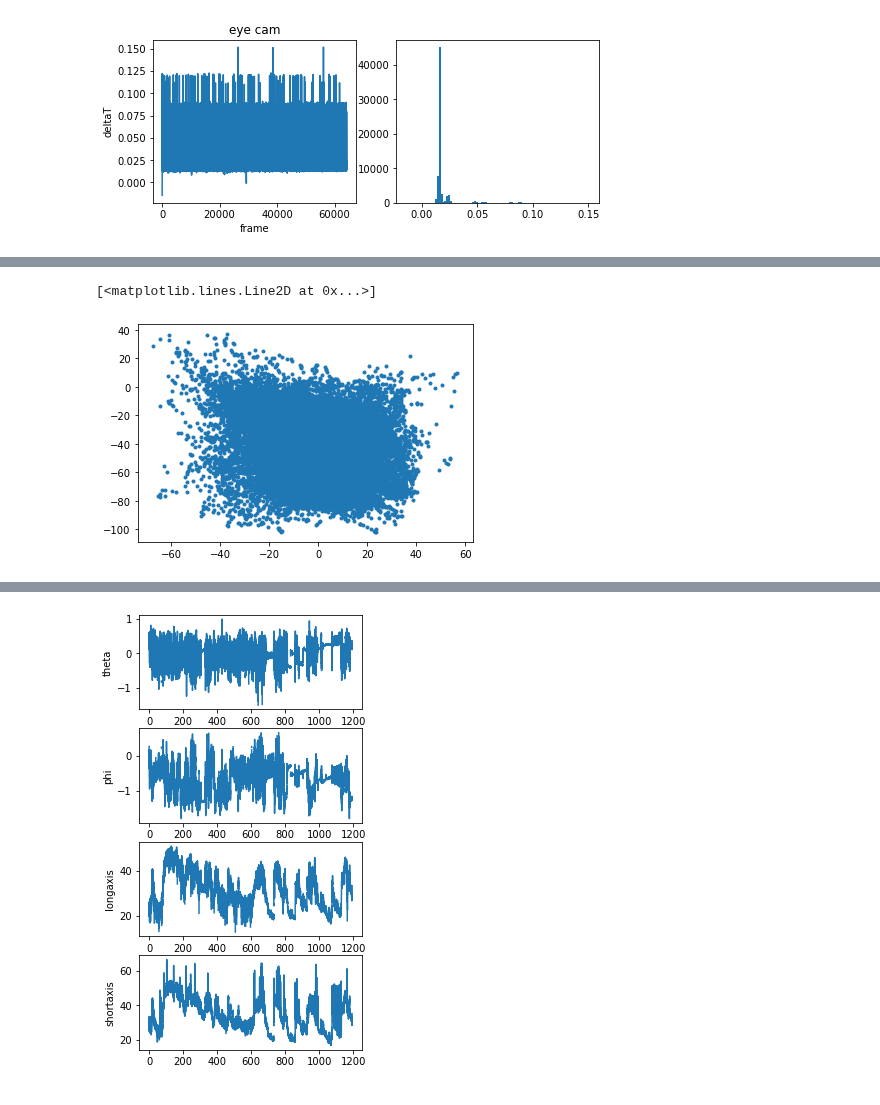
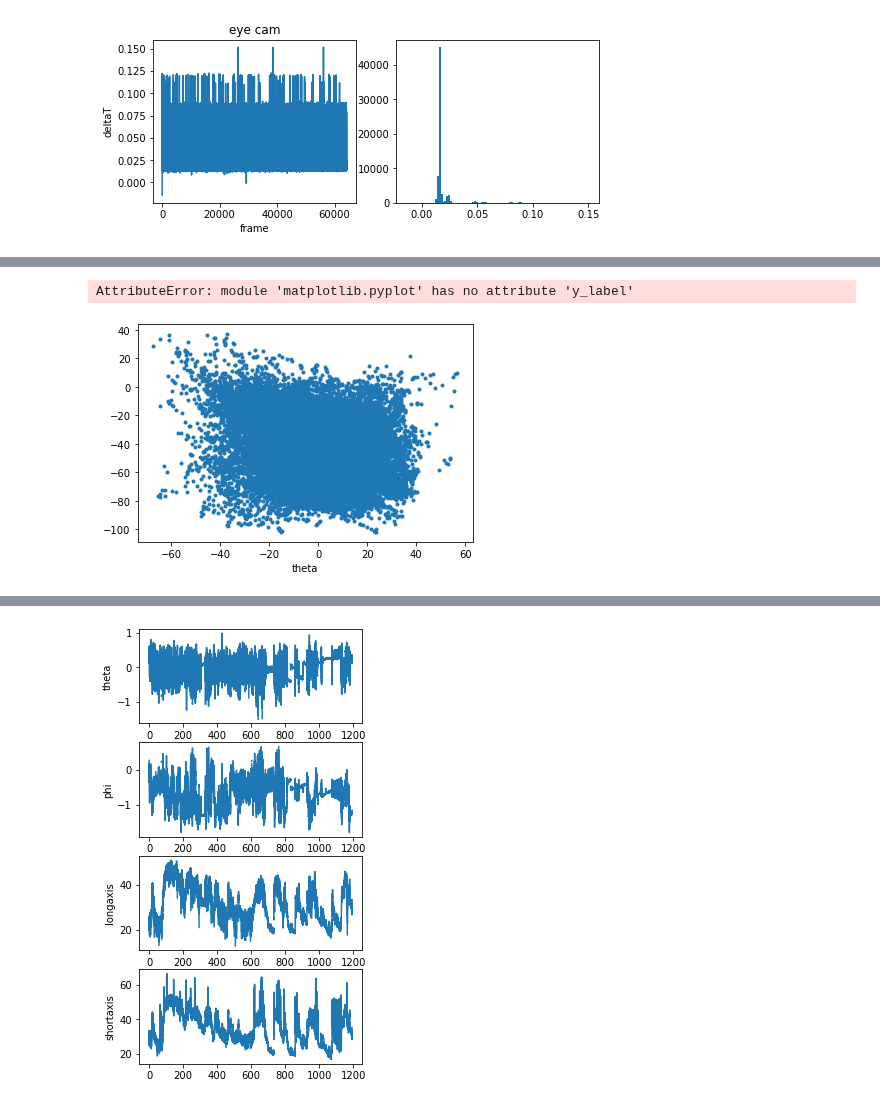
Before and after one commit to nielllab/FreelyMovingEphys, a Jupyter notebook: testing/cmn_practice.ipynb, the cells around one changed output, grey strips where cells are left out. Drawn from its saved outputs; the diff is of its cells as text; code cells hidden in the pictures.

```diff
--- a/testing/cmn_practice.ipynb
+++ b/testing/cmn_practice.ipynb
@@ -44,3 +50,6 @@ import wavio
 mpl.rcParams['animation.ffmpeg_path'] = r'C:\Program Files\ffmpeg\bin\ffmpeg.exe'
 from scipy.interpolate import interp1d
 from numpy import nan
+
+mpl.rcParams['pdf.fonttype'] = 42
+mpl.rcParams['ps.fonttype'] = 42
@@ -171,6 +228,8 @@ Data variables:
 # %%
+#plot eye postion across recording
 eye_params = eye_data['REYE_ellipse_params']
 plt.plot(eye_params.sel(ellipse_params = 'theta')*180/3.1415,eye_params.sel(ellipse_params = 'phi')*180/3.1415,'.')
+plt.xlabel('theta'); plt.ylabel('phi')
 # %% [output]
-[<matplotlib.lines.Line2D at 0x...>]
+AttributeError: module 'matplotlib.pyplot' has no attribute 'y_label'
-[figure, old version]
+[figure, new version]
```
Also changed, not shown: parts of 43 cells of this notebook, 26 other files.
